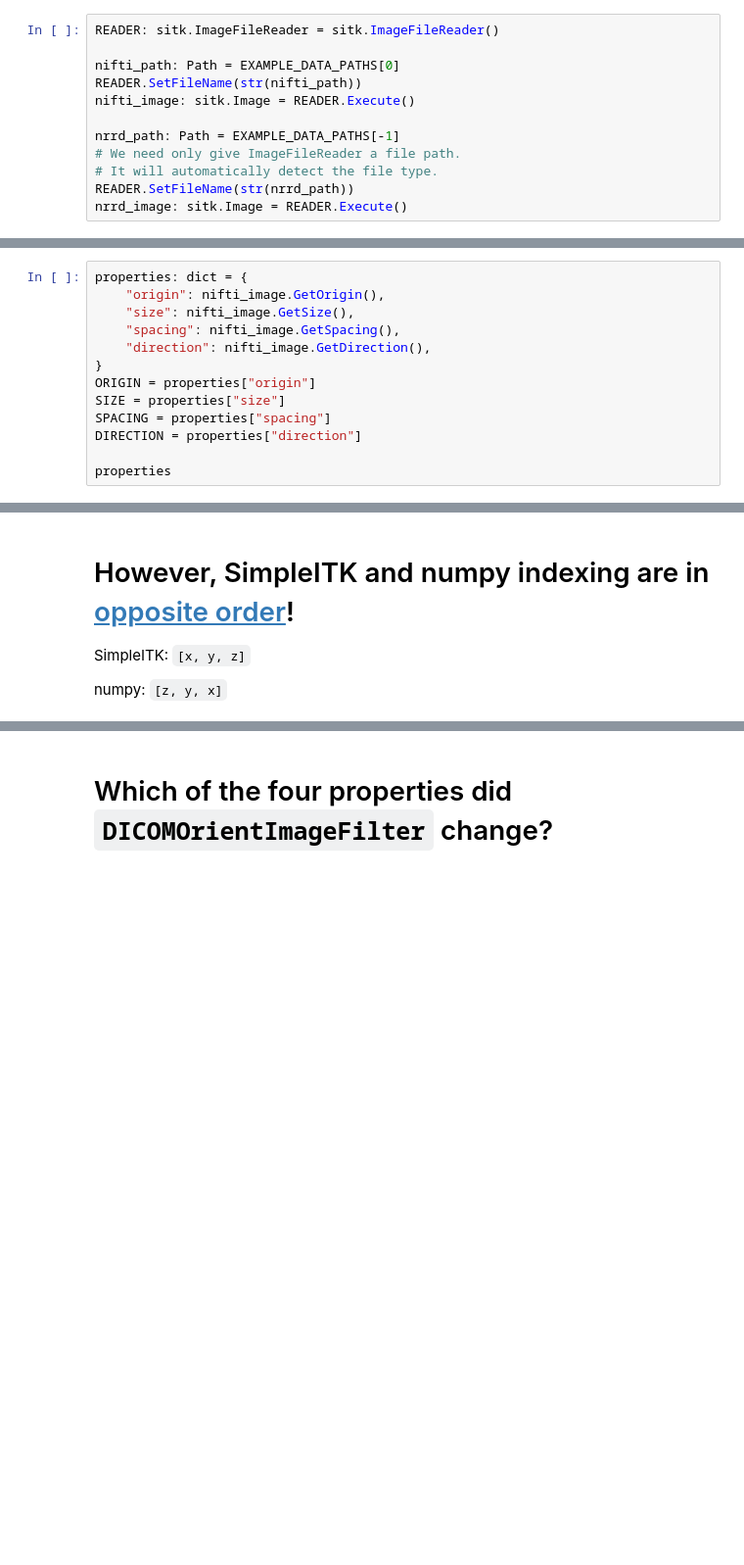
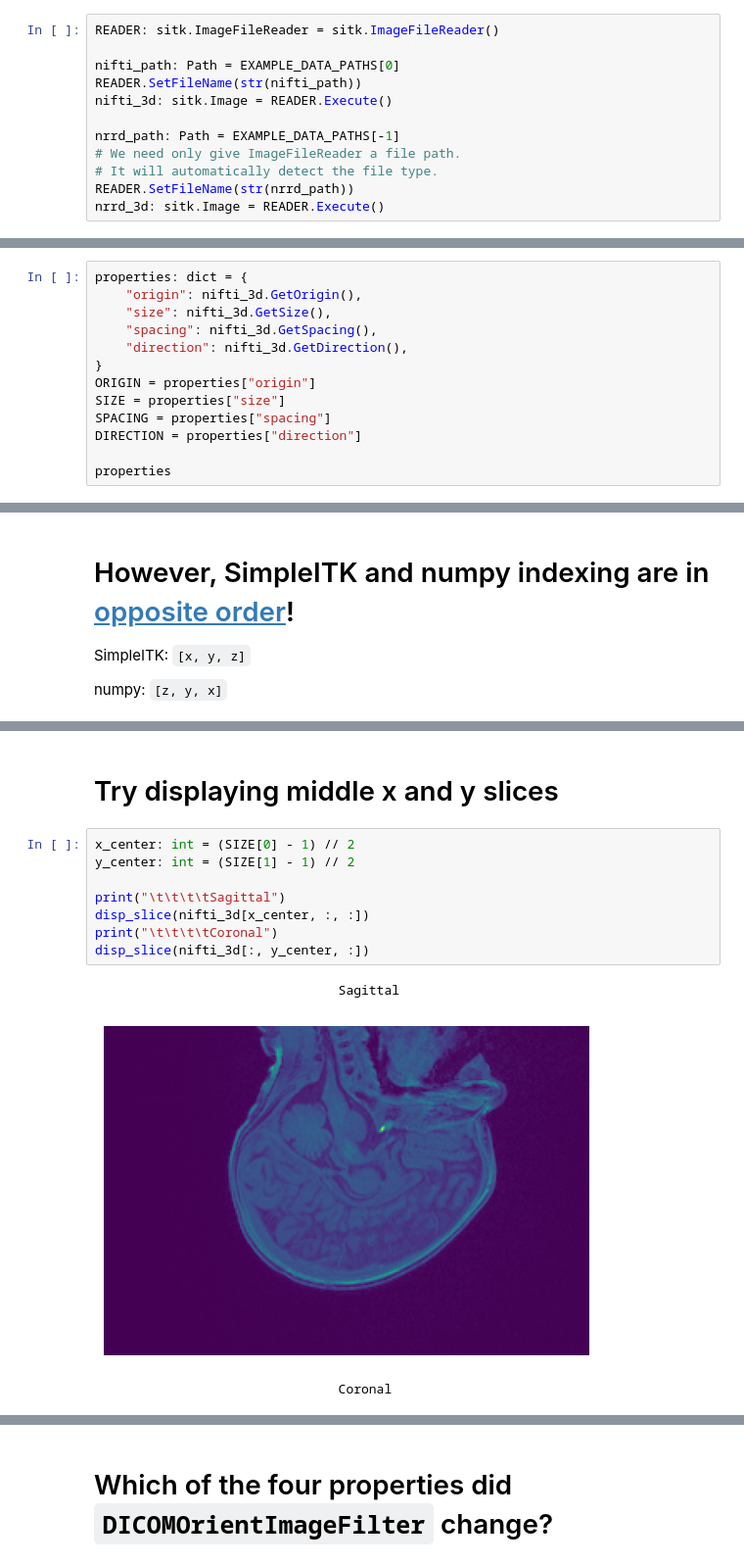
Before and after one commit to COMP523TeamD/TechTalk, a Jupyter notebook: src/rotations.ipynb, the cells around one changed output, grey strips where cells are left out. Shown at 98% size. Drawn from its saved outputs; the diff is of its cells as text; blank space fills up the shorter version.

```diff
--- a/src/rotations.ipynb
+++ b/src/rotations.ipynb
@@ -40,11 +40,11 @@ READER: sitk.ImageFileReader = sitk.ImageFileReader()
 
 nifti_path: Path = EXAMPLE_DATA_PATHS[0]
 READER.SetFileName(str(nifti_path))
-nifti_image: sitk.Image = READER.Execute()
+nifti_3d: sitk.Image = READER.Execute()
 
 nrrd_path: Path = EXAMPLE_DATA_PATHS[-1]
 # We need only give ImageFileReader a file path.
 # It will automatically detect the file type.
 READER.SetFileName(str(nrrd_path))
-nrrd_image: sitk.Image = READER.Execute()
+nrrd_3d: sitk.Image = READER.Execute()
 # %% [markdown]
@@ -56,10 +56,10 @@ nrrd_image: sitk.Image = READER.Execute()
 * Direction matrix
 # %%
 properties: dict = {
-    "origin": nifti_image.GetOrigin(),
-    "size": nifti_image.GetSize(),
-    "spacing": nifti_image.GetSpacing(),
-    "direction": nifti_image.GetDirection(),
+    "origin": nifti_3d.GetOrigin(),
+    "size": nifti_3d.GetSize(),
+    "spacing": nifti_3d.GetSpacing(),
+    "direction": nifti_3d.GetDirection(),
 }
 ORIGIN = properties["origin"]
 SIZE = properties["size"]
@@ -112,3 +116,17 @@ for x in range(0, SIZE[0], 25):
 # %% [output]
 sitk.Image dimensions: (244, 292, 198)
 ndarray dimensions: (198, 292, 244)
+# %% [markdown]
+# Try displaying middle x and y slices
+# %%
+x_center: int = (SIZE[0] - 1) // 2
+y_center: int = (SIZE[1] - 1) // 2
+
+print("\t\t\t\tSagittal")
+disp_slice(nifti_3d[x_center, :, :])
+print("\t\t\t\tCoronal")
+disp_slice(nifti_3d[:, y_center, :])
+# %% [output]
+                                Sagittal
+[figure, added]
+                                Coronal
```
Also changed, not shown: parts of 16 cells of this notebook, 1 other file.
